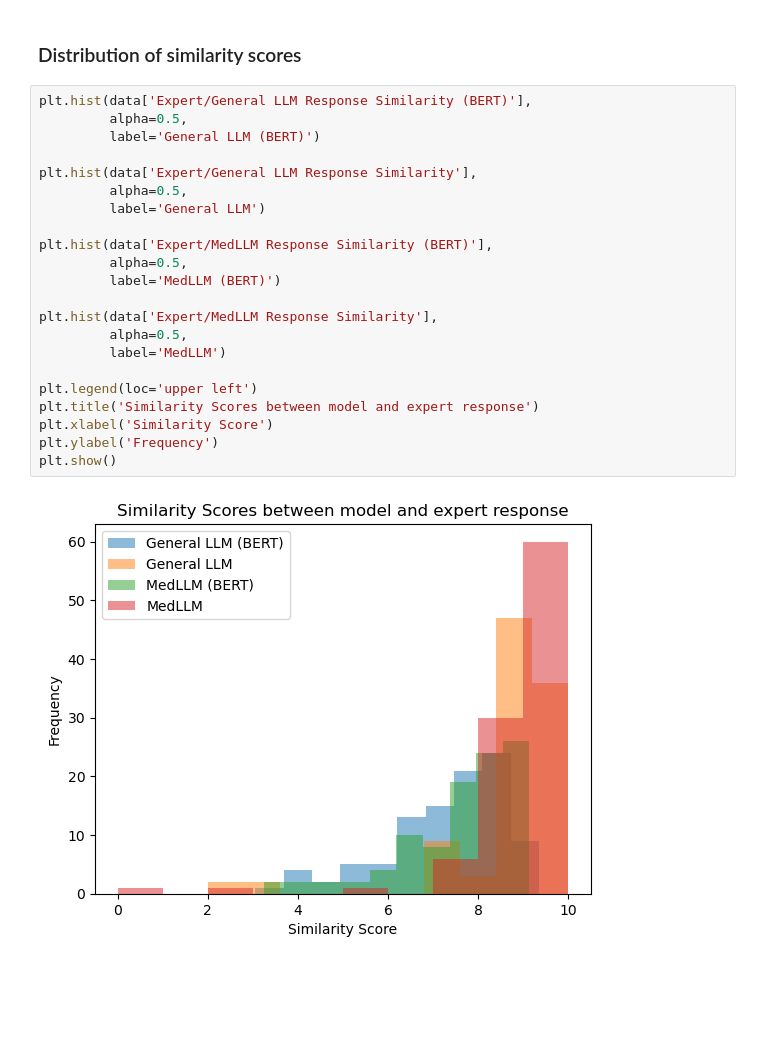
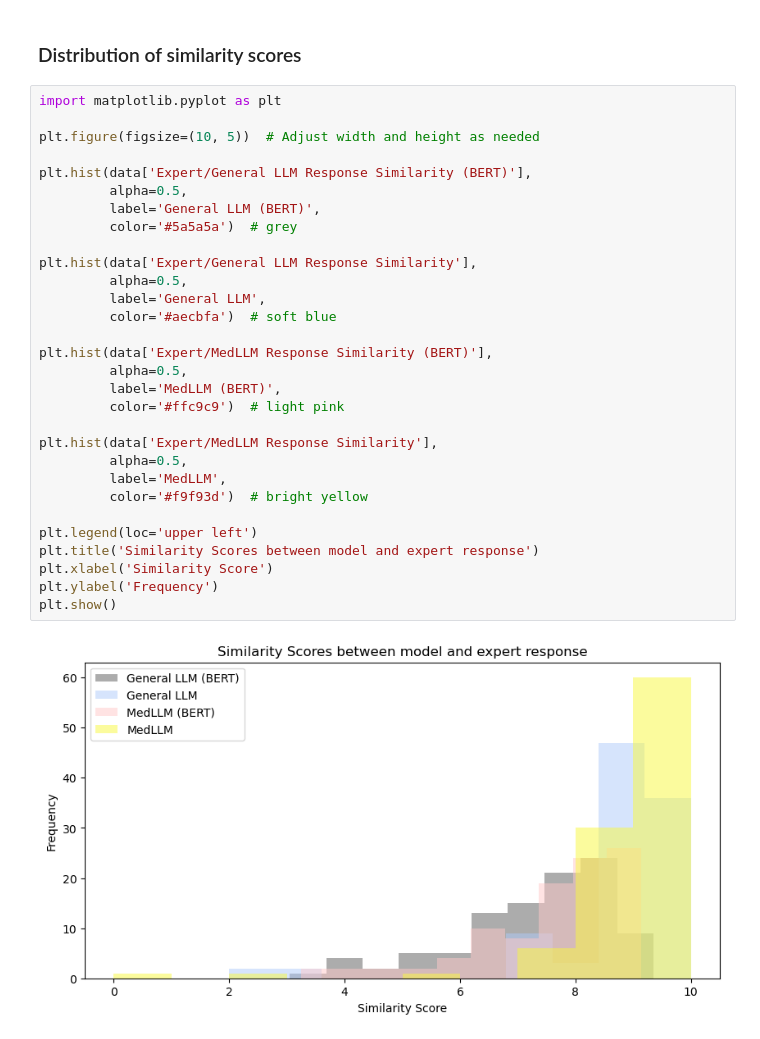
Before and after one commit to Estherg1/MedicalLLM, a Jupyter notebook: analysis_code/MedicalVSGeneralLLM.ipynb, the cells around one changed output. Saved outputs shown, nothing was run; the diff lists cells and outputs as text; blank space fills up the shorter version.

```diff
--- a/analysis_code/MedicalVSGeneralLLM.ipynb
+++ b/analysis_code/MedicalVSGeneralLLM.ipynb
@@ -28,26 +28,34 @@ TtestResult(statistic=-1.5675319501103337, pvalue=0.11860343695892343, df=196.0)
 # %% [markdown]
 ### Distribution of similarity scores
 # %%
+import matplotlib.pyplot as plt
+
+plt.figure(figsize=(10, 5))  # Adjust width and height as needed
+
 plt.hist(data['Expert/General LLM Response Similarity (BERT)'],
          alpha=0.5,
-         label='General LLM (BERT)')
+         label='General LLM (BERT)',
+         color='#5a5a5a')  # grey
 
 plt.hist(data['Expert/General LLM Response Similarity'],
          alpha=0.5,
-         label='General LLM')
+         label='General LLM',
+         color='#aecbfa')  # soft blue
 
 plt.hist(data['Expert/MedLLM Response Similarity (BERT)'],
          alpha=0.5,
-         label='MedLLM (BERT)')
+         label='MedLLM (BERT)',
+         color='#ffc9c9')  # light pink
 
 plt.hist(data['Expert/MedLLM Response Similarity'],
          alpha=0.5,
-         label='MedLLM')
+         label='MedLLM',
+         color='#f9f93d')  # bright yellow
 
 plt.legend(loc='upper left')
 plt.title('Similarity Scores between model and expert response')
 plt.xlabel('Similarity Score')
 plt.ylabel('Frequency')
 plt.show()
 # %% [output]
-[figure, old version]
+[figure, new version]
```
Also changed, not shown: 3 other files.
